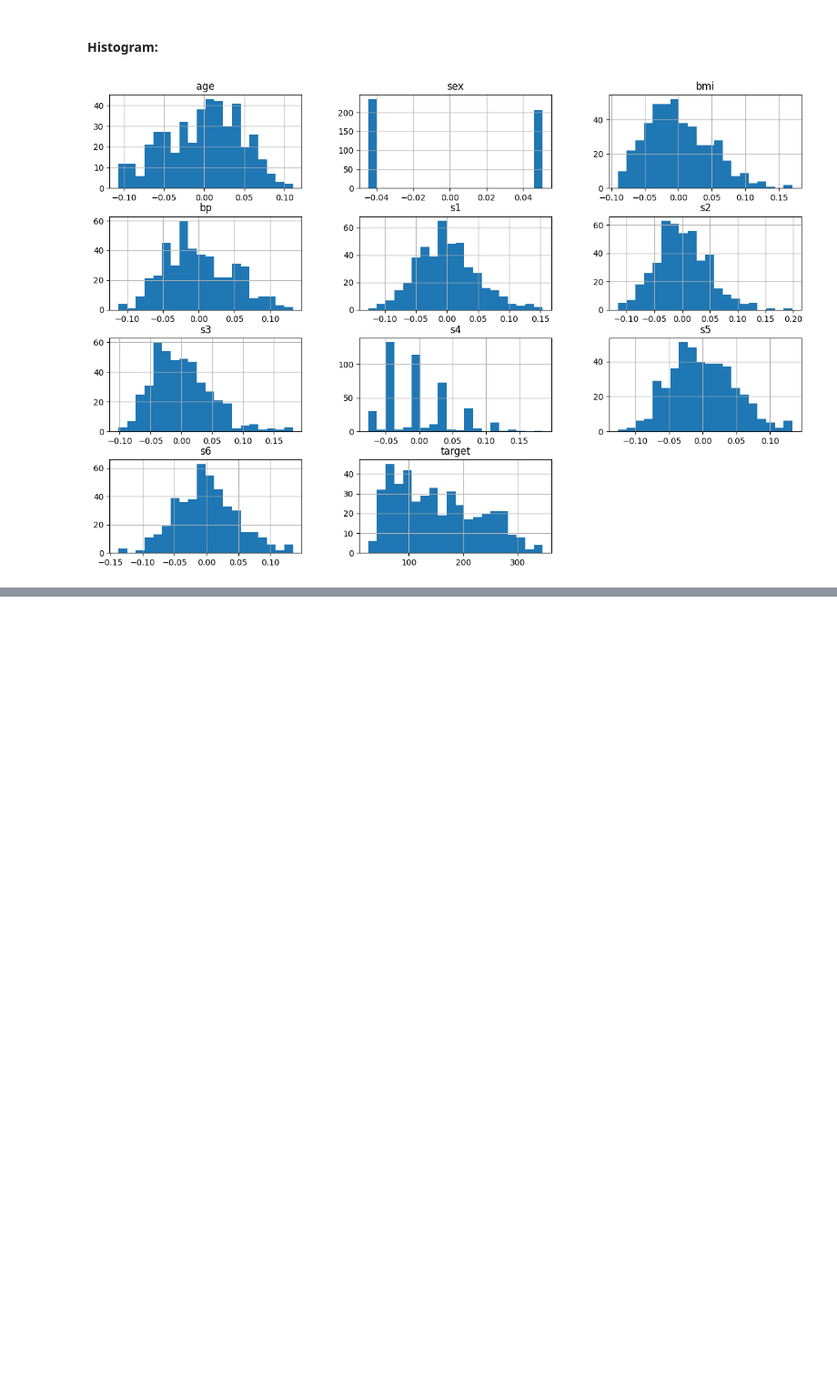
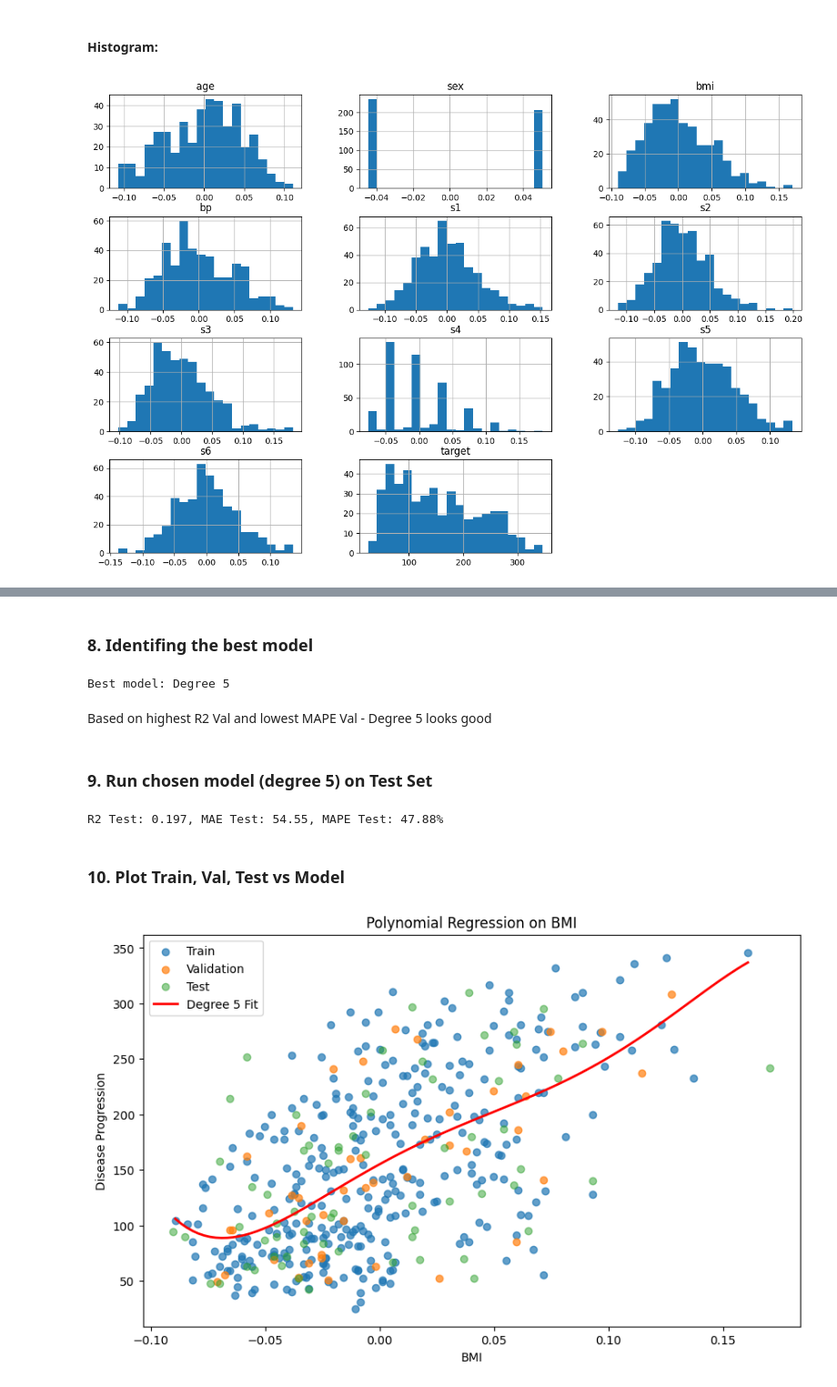
Before and after one commit to Reddy3001/Practical-Lab2-9013742, a Jupyter notebook: 9013742-lab-2.ipynb, the cells around one changed output, grey strips where cells are left out. Shown at 91% size. Saved outputs shown, nothing was run; the diff lists cells and outputs as text; code cells hidden in the pictures; blank space fills up the shorter version.

```diff
--- a/9013742-lab-2.ipynb
+++ b/9013742-lab-2.ipynb
@@ -97,0 +237,3 @@ plt.show()
+# %%
+results_df = pd.DataFrame(results)
+print(results_df)
@@ -97,0 +248,55 @@ plt.show()
+# %% [markdown]
+### 8. Identifing the best model
+# %%
+# Find the degree with the highest validation R²
+best_deg = results_df.sort_values(by=['R2Val', 'MAEVal'], ascending=[False,True]).iloc[0]
+best_degree_value = int(best_deg['Degree'])
+print(f"Best model: Degree {best_degree_value}")
+# %% [output]
+Best model: Degree 5
+# %% [markdown]
+Based on highest R2 Val and lowest MAPE Val - Degree 5 looks good
+# %% [markdown]
+### 9. Run chosen model (degree 5) on Test Set
+# %%
+# Using the best degree
+poly_best = PolynomialFeatures(degree=best_degree_value)
+X_train_poly = poly_best.fit_transform(X_train_bmi)
+X_test_poly = poly_best.transform(X_test_bmi)
+
+model_best = LinearRegression()
+model_best.fit(X_train_poly, y_train)
+
+y_test_pred = model_best.predict(X_test_poly)
+
+# Test metrics
+r2_test = r2_score(y_test, y_test_pred)
+mae_test = mean_absolute_error(y_test, y_test_pred)
+mape_test = np.mean(np.abs((y_test - y_test_pred) / y_test)) * 100
+
+print(f"R2 Test: {r2_test:.3f}, MAE Test: {mae_test:.2f}, MAPE Test: {mape_test:.2f}%")
+# %% [output]
+R2 Test: 0.197, MAE Test: 54.55, MAPE Test: 47.88%
+# %% [markdown]
+### 10. Plot Train, Val, Test vs Model
+# %%
+# Plot BMI vs Disease progression
+plt.figure(figsize=(10, 6))
+plt.scatter(X_train_bmi, y_train, alpha=0.7, label='Train')
+plt.scatter(X_val_bmi, y_val, alpha=0.7, label='Validation')
+plt.scatter(X_test_bmi, y_test, alpha=0.5, label='Test')
+
+# Line of best fit
+bmi_range = np.linspace(X_train_bmi.min(), X_train_bmi.max(), 100).reshape(-1, 1)
+bmi_poly = poly_best.transform(bmi_range)
+y_fit = model_best.predict(bmi_poly)
+
+plt.plot(bmi_range, y_fit, color='red', linewidth=2, label=f'Degree {best_degree_value} Fit')
+
+plt.xlabel('BMI')
+plt.ylabel('Disease Progression')
+plt.legend()
+plt.title('Polynomial Regression on BMI')
+plt.show()
+# %% [output]
+[figure, added]
```
Also changed, not shown: parts of 26 cells of this notebook.
